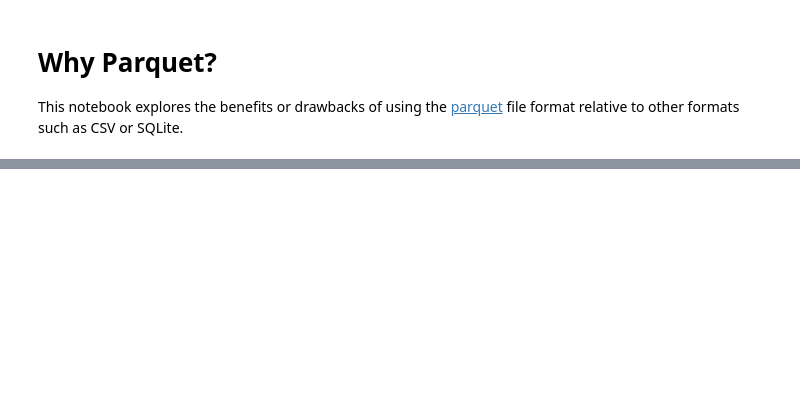
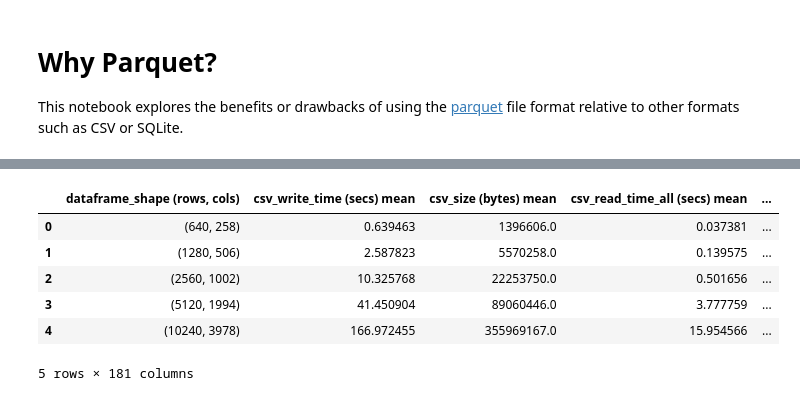
Before and after one commit to cytomining/CytoTable-benchmarks, a Jupyter notebook: notebooks/parquet_analysis.ipynb, the cells around one changed output, grey strips where cells are left out. Cells and saved outputs as stored; diff of their text form; code cells hidden in the pictures; blank space fills up the shorter version.

```diff
--- a/notebooks/parquet_analysis.ipynb
+++ b/notebooks/parquet_analysis.ipynb
@@ -167,0 +557,40 @@ Image(url=file_write_time_image)
+# %%
+# gather average, min, and max for error bar implementation
+average = (
+    df_results.groupby("dataframe_shape (rows, cols)")
+    .mean()
+    .reset_index()
+    .sort_values(by="csv_size (bytes)")
+)
+minimums = (
+    df_results.groupby("dataframe_shape (rows, cols)")
+    .min()
+    .reset_index()
+    .sort_values(by="csv_size (bytes)")
+)
+maximums = (
+    df_results.groupby("dataframe_shape (rows, cols)")
+    .max()
+    .reset_index()
+    .sort_values(by="csv_size (bytes)")
+)
+
+key = "dataframe_shape (rows, cols)"
+
+result = (
+    average.set_index(key)
+    .add_suffix(" mean")
+    .join(minimums.set_index(key).add_suffix(" min"))
+    .join(maximums.set_index(key).add_suffix(" max"))
+    .reset_index()
+)
+
+result
+# %% [output]
+|  | dataframe_shape (rows, cols) | csv_write_time (secs) mean | csv_size (bytes) mean | csv_read_time_all (secs) mean | ... |
+| 0 | (640, 258) | 0.639463 | 1396606.0 | 0.037381 | ... |
+| 1 | (1280, 506) | 2.587823 | 5570258.0 | 0.139575 | ... |
+| 2 | (2560, 1002) | 10.325768 | 22253750.0 | 0.501656 | ... |
+| 3 | (5120, 1994) | 41.450904 | 89060446.0 | 3.777759 | ... |
+| 4 | (10240, 3978) | 166.972455 | 355969167.0 | 15.954566 | ... |
+5 rows × 181 columns
```
Also changed, not shown: parts of 15 cells of this notebook, 11 other files.
